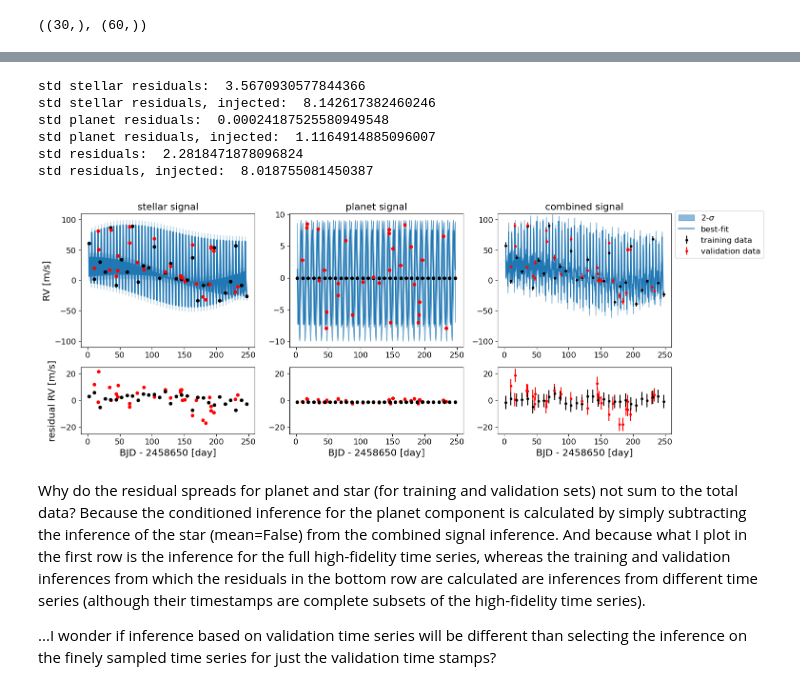
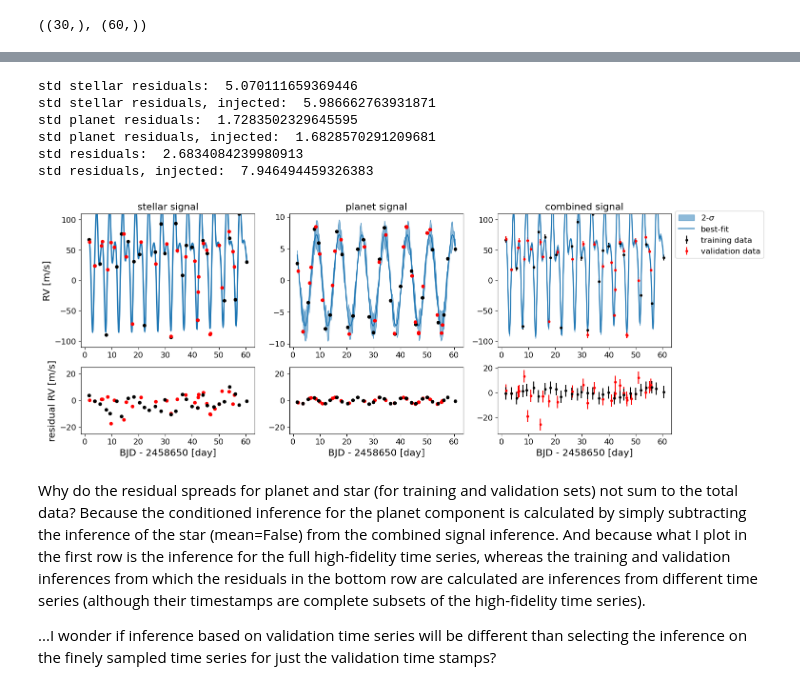
Before and after one commit to exoclam/gaspery, a Jupyter notebook: tutorials/comparison_to_fits.ipynb, the cells around one changed output, grey strips where cells are left out. Drawn from its saved outputs; the diff is of its cells as text; code cells hidden in the pictures.

```diff
--- a/tutorials/comparison_to_fits.ipynb
+++ b/tutorials/comparison_to_fits.ipynb
@@ -150,7 +161,7 @@ df_fine = pd.DataFrame({'x': x_fine, 'y': observed_fine[0],
                             'planet': planet_fine, 'star': star_fine[0]})
 df_fine = df_fine.drop_duplicates(subset=['x'])
 
-not_injected = df_fine.loc[df_fine.x.isin(X)]
+not_injected = df_fine.loc[df_fine.x.isin(strat)]
 #planet_strat = calculate_fi.model_jax(X, [theta[0], theta[1], theta[2]])
 #gp_strat = GaussianProcess(kernel, X)
 #star_strat = gp_strat.sample(jax.random.PRNGKey(4), shape=(1,))
@@ -160,7 +171,6 @@ not_injected = df_fine.loc[df_fine.x.isin(X)]
 #not_injected = df_strat
 
 injected_x = random.choice(x_fine, 30, replace=False)
-injected = df_fine.loc[df_fine.x.isin(injected_x)]
 # %% [markdown]
 What do the training and validation points look like, compared to the model from which they were drawn?
 # %%
@@ -192,8 +213,18 @@ plt.show()
 # %%
 random = np.random.default_rng(seed=4)
 
+n_obs = 10
+start = T0
+offs = []
+
 strategy = strategies.Strategy(n_obs = n_obs, start = start, offs=offs, dropout=0.)
-strat = np.array(strategy.on_vs_off(on=1, off=1.115, twice_flag=False))
+strat = np.array(strategy.on_vs_off(on=1, off=1.115, twice_flag=False)) # in-quadrature
 #strat = np.array(strategy.on_vs_off(on=1, off=p-1, twice_flag=False)) # trivial failure mode
+
+# quadrature, extrema (troughs and peaks) only
+strategy = strategies.Strategy(n_obs = n_obs, start = start+2.115, offs=offs, dropout=0.)
+strat = np.array(strategy.on_vs_off(on=1, off=p/2 - 1, twice_flag=False))  # 1.115*2
+
+strat = np.sort(np.concatenate((strat, strat-0.5, strat+0.5)))
 print(strat)
 # %% [output]
@@ -234,10 +269,10 @@ star = calculate_fi.Star(sigma_wn_rv = sigma_wn_rv, Tau = Tau, eta = eta,
 
 #strat = np.array(strategy.on_vs_off(on=1, off=0, twice_flag=False))
 # calculate covariance matrix
-sigma = star.cov_matrix_general(X, kernel)
+sigma = star.cov_matrix_general(strat, kernel)
 
 # populate arguments for Fisher Info calculator
-args = np.array(X), sigma, jnp.array(theta, dtype=float)
+args = np.array(strat), sigma, jnp.array(theta, dtype=float)
 
 # calculate FI
 fim = calculate_fi.clam_jax_fim(*args).block_until_ready()
@@ -461,13 +542,12 @@ plt.savefig(path+'plots/corner_bad_normal.png')
 # %% [markdown]
 Now we can finally plot the best-fit model against the data!
 # %%
-q = np.percentile(preds, [5, 50, 95], axis=0)
-q_plot = np.percentile(preds_plot, [5, 50, 95], axis=0)
-q_star = np.percentile(preds_star, [5, 50, 95], axis=0)
-q_star_plot = np.percentile(preds_plot_star, [5, 50, 95], axis=0)
-q_inj = np.percentile(preds_inj_rec, [5, 50, 95], axis=0)
-q_inj_star = np.percentile(preds_inj_rec_star, [5, 50, 95], axis=0)
-#q_training_star = np.percentile(preds_training_star, [5, 50, 95], axis=0)
+q = np.percentile(preds, [16, 50, 84], axis=0)
+q_plot = np.percentile(preds_plot, [16, 50, 84], axis=0)
+q_star = np.percentile(preds_star, [16, 50, 84], axis=0)
+q_star_plot = np.percentile(preds_plot_star, [16, 50, 84], axis=0)
+q_inj = np.percentile(preds_inj_rec, [16, 50, 84], axis=0)
+q_inj_star = np.percentile(preds_inj_rec_star, [16, 50, 84], axis=0)
 
 q_planet = q - q_star # 30
 q_planet_plot = q_plot - q_star_plot # 200
@@ -598,6 +698,11 @@ ax2.scatter(X, np.array(not_injected.planet), color='k', label="fitted data", s=
 ax2.scatter(np.array(injected.x), np.array(injected.planet), color='r', label="injected data", s=20, zorder=3)
 ax2.fill_between(x_fine, q_planet_plot[0], q_planet_plot[2], color="C0", alpha=0.5, label="inference")
 ax2.plot(x_fine, q_planet_plot[1], label="GP or mean model")
+
+#theta_not_fine = [15.7, p, 2.31]
+#planet_not_fine = calculate_fi.model_jax(x_fine, [theta_not_fine[0], theta_not_fine[1], theta_not_fine[2]])
+#ax2.plot(x_fine, planet_not_fine, label="not ok")
+
 ax2.set_title("planet signal")
 #ax2.legend(bbox_to_anchor=(1., 1.05))
 
@@ -607,42 +712,42 @@ res_planet_training = not_injected.planet - q_planet[1]
 ax4.scatter(np.array(injected.x), res_planet_injected, label='injected planet', color='r', s=20, zorder=3)
 ax4.scatter(np.array(not_injected.x), res_planet_training, label='training planet', color='k', s=20, zorder=3)
 ax4.set_xlabel("BJD - 2458650 [day]")
 ax4.set_ylim([-25, 25])
 #ax4.legend(bbox_to_anchor=(1., 1.05))
 print("std planet residuals: ", np.std(res_planet_training))
 print("std planet residuals, injected: ", np.std(res_planet_injected))
 
 # combined
 ax5.errorbar(X, np.array(not_injected.y), yerr, fmt=".k", capsize=0, label="training data")
 ax5.errorbar(np.array(injected.x), np.array(injected.y), yerr, color='r', fmt=".k", capsize=0, label="validation data")
 ax5.fill_between(x_fine, q_plot[0], q_plot[2], color="C0", alpha=0.5, label=r"2-$\sigma$")
 ax5.plot(x_fine, q_plot[1], label="best-fit")
 ax5.set_title("combined signal")
 ax5.legend(bbox_to_anchor=(1., 1.05))
 ax5.set_ylim([-110, 110])
 
 # combined residuals
 res_injected = injected.y - q_inj[1]
 res_training = not_injected.y - q[1]
 ax3.errorbar(np.array(injected.x), res_injected, yerr, fmt=".k", capsize=0, label='injected combined', color='r')
 ax3.errorbar(np.array(not_injected.x), res_training, yerr, fmt=".k", capsize=0, label='training combined', color='k')
 ax3.set_xlabel("BJD - 2458650 [day]")
-ax3.set_ylim([-25, 25])
+#ax3.set_ylim([-25, 25])
 #ax4.legend(bbox_to_anchor=(1., 1.05))
 print("std residuals: ", np.std(res_training))
 print("std residuals, injected: ", np.std(res_injected))
 
 #plt.tight_layout()
-plt.savefig(path+'plots/mcmc-strat5.png', facecolor='white', bbox_inches='tight')
+#plt.savefig(path+'plots/mcmc-strat2-perturbed.png', facecolor='white', bbox_inches='tight')
 plt.show()
 # %% [output]
-std stellar residuals:  3.5670930577844366
-std stellar residuals, injected:  8.142617382460246
-std planet residuals:  0.00024187525580949548
-std planet residuals, injected:  1.1164914885096007
-std residuals:  2.2818471878096824
-std residuals, injected:  8.018755081450387
+std stellar residuals:  5.070111659369446
+std stellar residuals, injected:  5.986662763931871
+std planet residuals:  1.7283502329645595
+std planet residuals, injected:  1.6828570291209681
+std residuals:  2.6834084239980913
+std residuals, injected:  7.946494459326383
-[figure, old version]
+[figure, new version]
 # %% [markdown]
 Why do the residual spreads for planet and star (for training and validation sets) not sum to the total data? Because the conditioned inference for the planet component is calculated by simply subtracting the inference of the star (mean=False) from the combined signal inference. And because what I plot in the first row is the inference for the full high-fidelity time series, whereas the training and validation inferences from which the residuals in the bottom row are calculated are inferences from different time series (although their timestamps are complete subsets of the high-fidelity time series).
 
```
Also changed, not shown: parts of 23 cells of this notebook, 4 other files.
